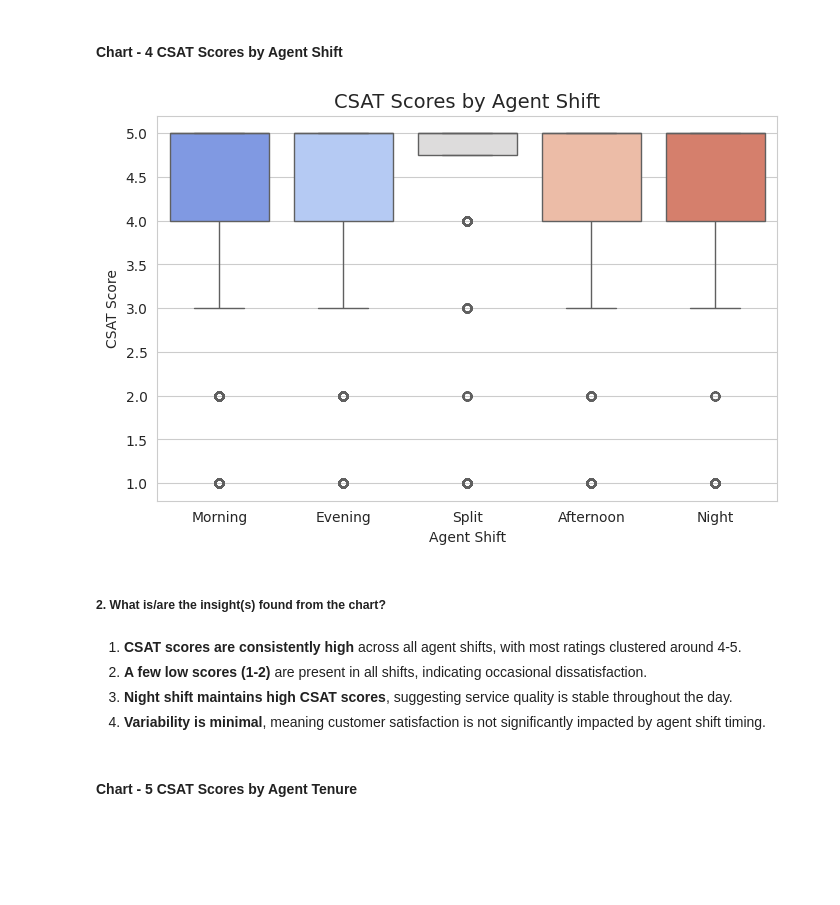
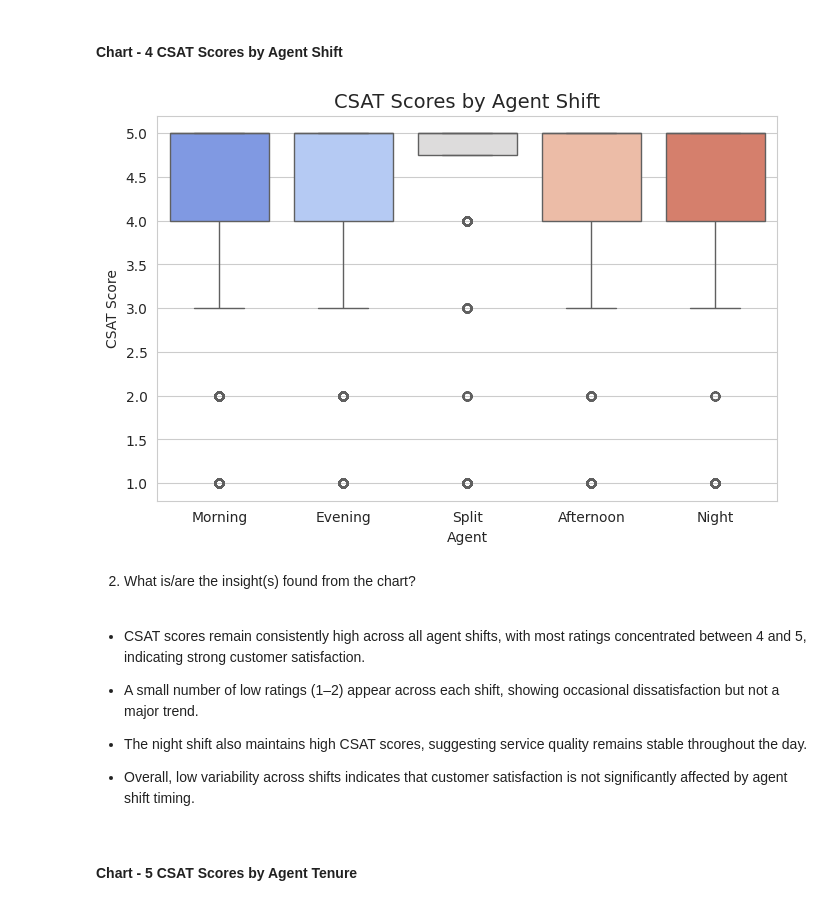
Before and after one commit to Nischay-verma/Capstone-Project-Deep-Learning-E-Commerce-Customer-Satisfaction-Score-Prediction, a Jupyter notebook: Capstone_Project_Deep_Learning_E_Commerce_Customer_Satisfaction_Score_Prediction.ipynb, the cells around one changed output. Cells and saved outputs as stored; diff of their text form; code cells hidden in the pictures; blank space fills up the shorter version.

```diff
--- a/Capstone_Project_Deep_Learning_E_Commerce_Customer_Satisfaction_Score_Prediction.ipynb
+++ b/Capstone_Project_Deep_Learning_E_Commerce_Customer_Satisfaction_Score_Prediction.ipynb
@@ -83,7 +123,7 @@ Requirement already satisfied: mdurl~=0.1 in /usr/local/lib/python3.11/dist-pack
 ### Dataset Loading
 # %%
 # Load Dataset
-df = pd.read_csv('/content/eCommerce_Customer_support_data.csv')
+df = pd.read_csv('eCommerce_Customer_support_data.csv')
 # %% [markdown]
 ### Dataset First View
 # %%
@@ -352,19 +365,22 @@ plt.show()
 # %%
 plt.figure(figsize=(8, 5))
 sns.boxplot(x=df["Agent Shift"], y=df["CSAT Score"], palette="coolwarm")
 plt.title("CSAT Scores by Agent Shift", fontsize=14)
-plt.xlabel("Agent Shift")
+plt.xlabel("Agent")
 plt.ylabel("CSAT Score")
 plt.show()
 # %% [output]
-[figure, old version]
+[figure, new version]
 # %% [markdown]
-##### 2. What is/are the insight(s) found from the chart?
+2. What is/are the insight(s) found from the chart?
 # %% [markdown]
-1. **CSAT scores are consistently high** across all agent shifts, with most ratings clustered around 4-5.
-2. **A few low scores (1-2)** are present in all shifts, indicating occasional dissatisfaction.
-3. **Night shift maintains high CSAT scores**, suggesting service quality is stable throughout the day.
-4. **Variability is minimal**, meaning customer satisfaction is not significantly impacted by agent shift timing.
+* CSAT scores remain consistently high across all agent shifts, with most ratings concentrated between 4 and 5, indicating strong customer satisfaction.
+
+* A small number of low ratings (1–2) appear across each shift, showing occasional dissatisfaction but not a major trend.
+
+* The night shift also maintains high CSAT scores, suggesting service quality remains stable throughout the day.
+
+* Overall, low variability across shifts indicates that customer satisfaction is not significantly affected by agent shift timing.
 # %% [markdown]
 #### Chart - 5 CSAT Scores by Agent Tenure
 # %%
```
Also changed, not shown: parts of 36 cells of this notebook.
